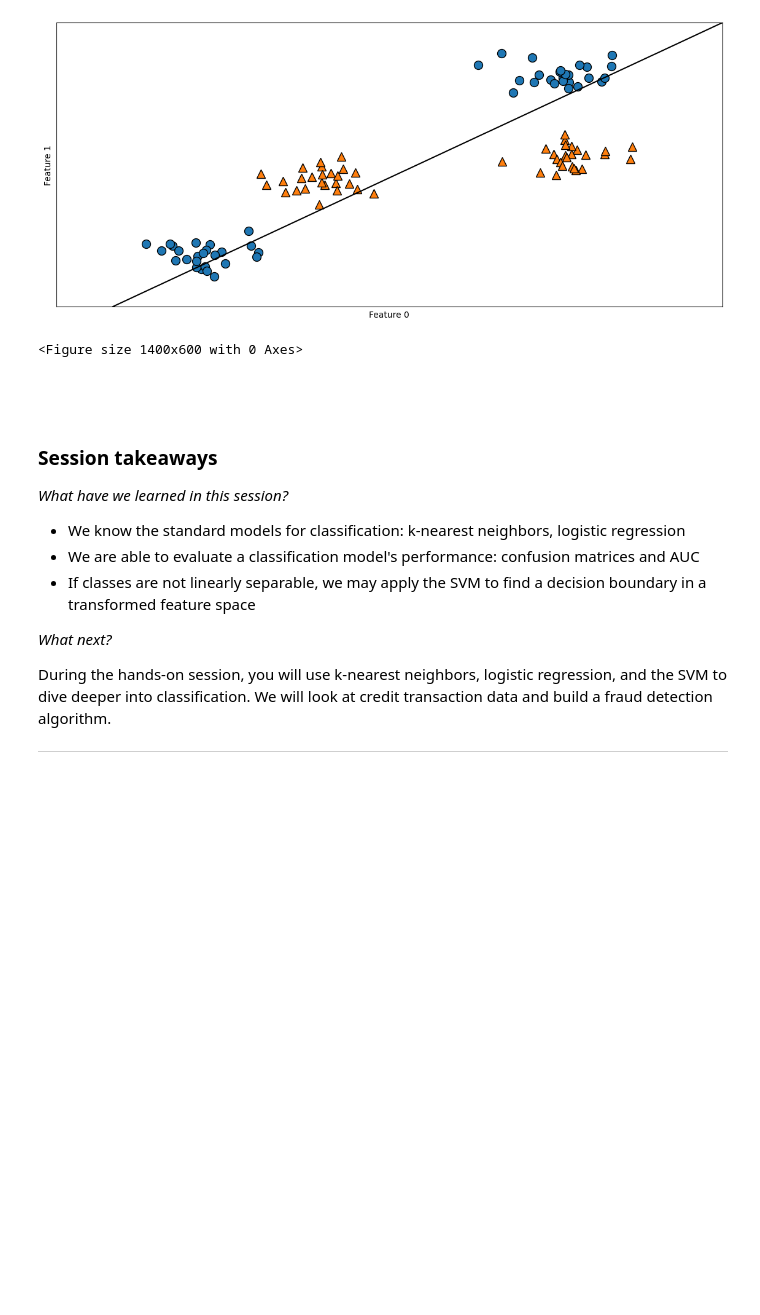
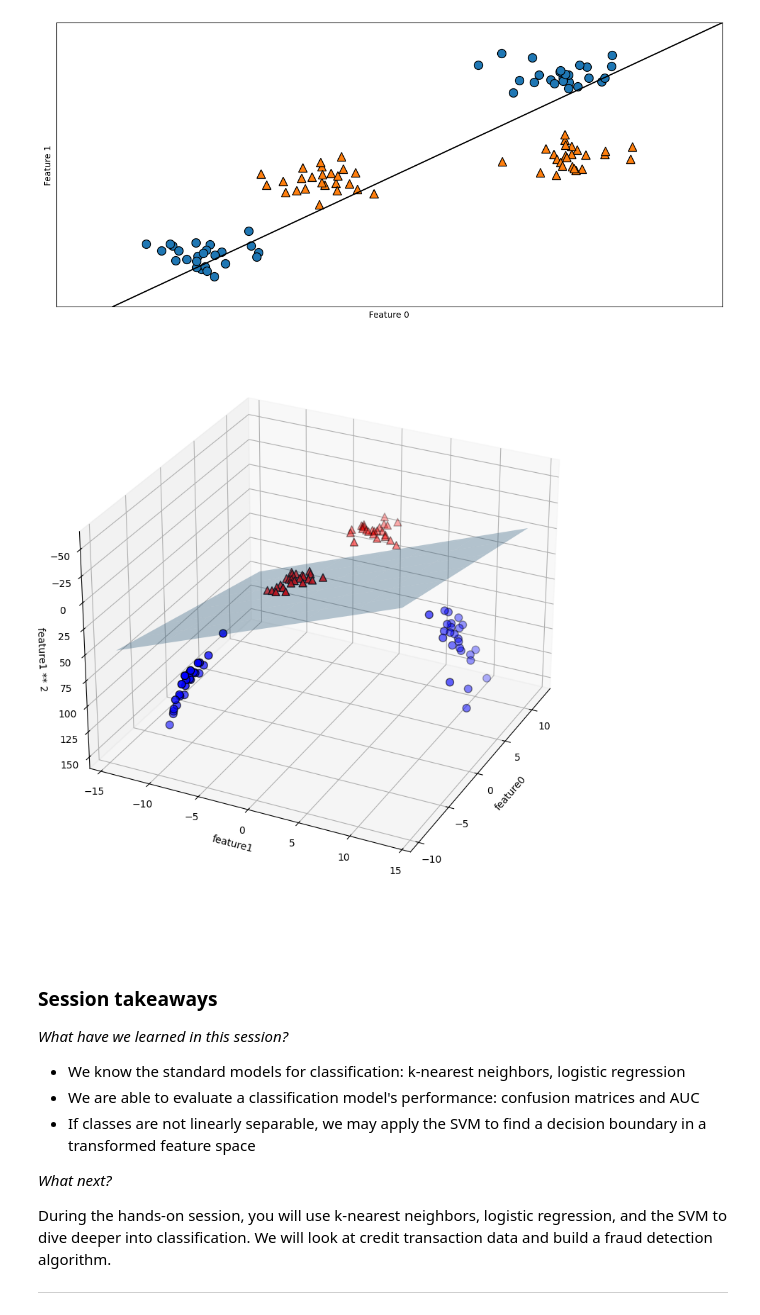
Before and after one commit to firrm/DAI, a Jupyter notebook: lectures/03b_supervised_learning.ipynb, the cells around one changed output. Drawn from its saved outputs; the diff is of its cells as text; code cells hidden in the pictures; blank space fills up the shorter version.

```diff
--- a/lectures/03b_supervised_learning.ipynb
+++ b/lectures/03b_supervised_learning.ipynb
@@ -410,27 +428,27 @@ plt.show()
 [figure]
 # %%
 ## 3D transformed feature space with linear decision boundary [3]
-%matplotlib inline
+
+plt.rcParams['figure.figsize'] = [10, 10]
 X_new = np.hstack([X, X[:, 1:] ** 2])
-from mpl_toolkits.mplot3d import Axes3D, axes3d
 linear_svm_3d = LinearSVC(dual=False).fit(X_new, y)
 coef, intercept = linear_svm_3d.coef_.ravel(), linear_svm_3d.intercept_
-figure = plt.figure()
 mask = y == 0
-ax = Axes3D(figure, elev=-152, azim=-26)
+fig, ax = plt.subplots(subplot_kw={"projection": "3d"})
 xx = np.linspace(X_new[:, 0].min() - 2, X_new[:, 0].max() + 2, 50)
 yy = np.linspace(X_new[:, 1].min() - 2, X_new[:, 1].max() + 2, 50)
 XX, YY = np.meshgrid(xx, yy)
 ZZ = (coef[0] * XX + coef[1] * YY + intercept) / -coef[2]
 ax.plot_surface(XX, YY, ZZ, rstride=8, cstride=8, alpha=0.3)
 ax.scatter(X_new[mask, 0], X_new[mask, 1], X_new[mask, 2], c='b',s=60, edgecolor='k')
 ax.scatter(X_new[~mask, 0], X_new[~mask, 1], X_new[~mask, 2], c='r', marker='^', s=60, edgecolor='k')
 ax.set_xlabel("feature0")
 ax.set_ylabel("feature1")
 ax.set_zlabel("feature1 ** 2")
+ax.view_init(elev=-152, azim=-26)
 plt.show()
 # %% [output]
-<Figure size 1400x600 with 0 Axes>
+[figure, added]
 # %% [markdown]
 <br/><br/>
 
```
Also changed, not shown: parts of 4 cells of this notebook.
